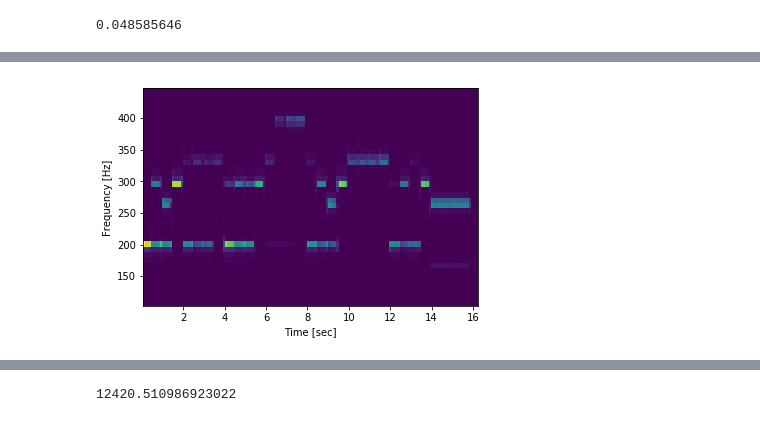
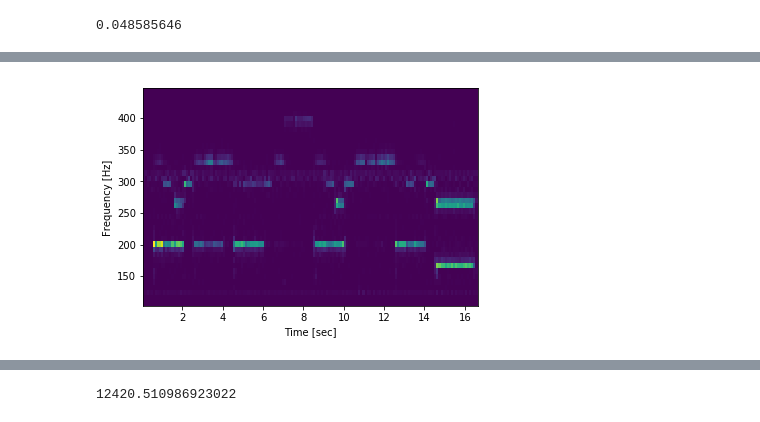
Before and after one commit to rahulgovind/vidmag, a Jupyter notebook: spectrogram.ipynb, the cells around one changed output, grey strips where cells are left out. Saved outputs shown, nothing was run; the diff lists cells and outputs as text; code cells hidden in the pictures.

```diff
--- a/spectrogram.ipynb
+++ b/spectrogram.ipynb
@@ -22,7 +22,7 @@ samples[:10]
 array([ -4941, -16682, -17334,  -8824,  13758,  25121,  21977,  18803,
          8128,    663], dtype=int16)
 # %%
-data = np.load('signals1.npz')
+data = np.load('chips1-mary-voice.npz')
 # %%
 s1, s2, amp = data['arr_0'], data['arr_1'], data['arr_2']
 s1, s2, amp = [x[1:] for x in s1], [x[1:] for x in s2], [x[1:] for x in amp]
@@ -40,0 +35,20 @@ s1, s2, amp = np.array([x for x in s1]), np.array([x for x in s2]), np.array([x
+# %%
+arrays = [s1[2], s2[2], s1[1], s2[1], s1[0], s2[0]]
+arrays = [np.array([x for x in ary]) for ary in arrays]
+res = np.array(arrays[0])
+
+# for i in range(len(arrays)):
+#     sos = signal.butter(5, (150, 1000), 'bandpass', fs=2200, output='sos')
+#     arrays[i] = signal.sosfilt(sos, arrays[i])
+
+def align_and_add(res, x1, x2):
+    print(x1.shape, x2.shape)
+
+    q = [np.sum(x1[i:] * x2[:-i]) for i in range(1, 250)]
+    tmax = np.argmax(q) + 1
+    print(q[:10])
+    print(tmax)
+    res[tmax:] += x2[:-tmax]
+
+for i in range(1, len(arrays)):
+    align_and_add(res, arrays[0], arrays[i])
@@ -63,8 +94,8 @@ np.max(q)
 # %%
-def generate_spec(samples, sample_rate):
+def generate_spec(samples, sample_rate, min_freq=100, max_freq = 450):
     frequencies, times, spectrogram = signal.spectrogram(samples, sample_rate)
 
-    mask = (frequencies < 450) & (frequencies > 100)
+    mask = (frequencies < max_freq) & (frequencies > min_freq)
 
     plt.pcolormesh(times, frequencies[mask], spectrogram[ mask, :])
     plt.ylabel('Frequency [Hz]')
@@ -73,9 +123,14 @@ def generate_spec(samples, sample_rate):
 # %%
-sos = signal.butter(5, (200, 500), 'bandpass', fs=2200, output='sos')
+sos = signal.butter(5, (150, 550), 'bandpass', fs=2200, output='sos')
 filtered = signal.sosfilt(sos, res)
 
+# for fx in [200, 225, 250, 275, 300, 325, 350, 375, 400, 425, 450]:
+#     sos2 = signal.butter(5, (fx, 500), 'bandpass', fs=2200, output='sos')
+#     filtered2 = signal.sosfilt(sos2, res)
+#     filtered += filtered2 * 0.3
+
 generate_spec(filtered[2000:], 2200)
 # %% [output]
-[figure, old version]
+[figure, new version]
 # %%
 wav_res = np.clip((32767 * filtered / np.max(filtered)).astype('i2'), -32767, 32767)
```
Also changed, not shown: parts of 11 cells of this notebook, 3 other files.
